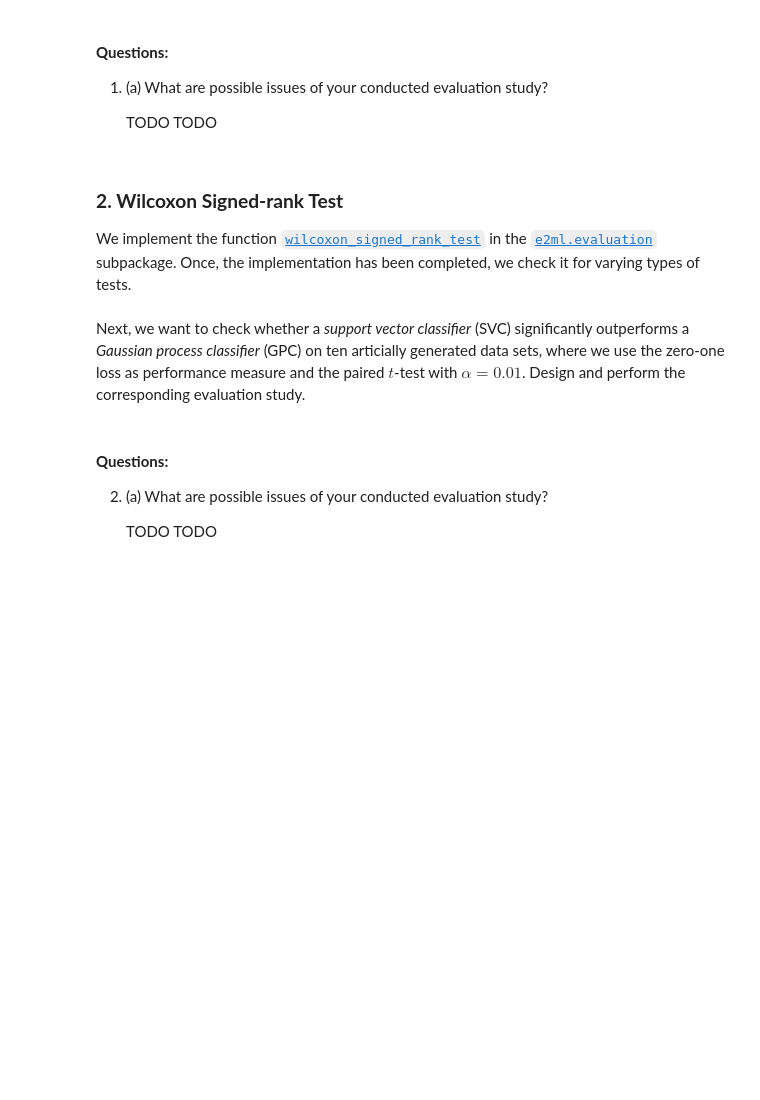
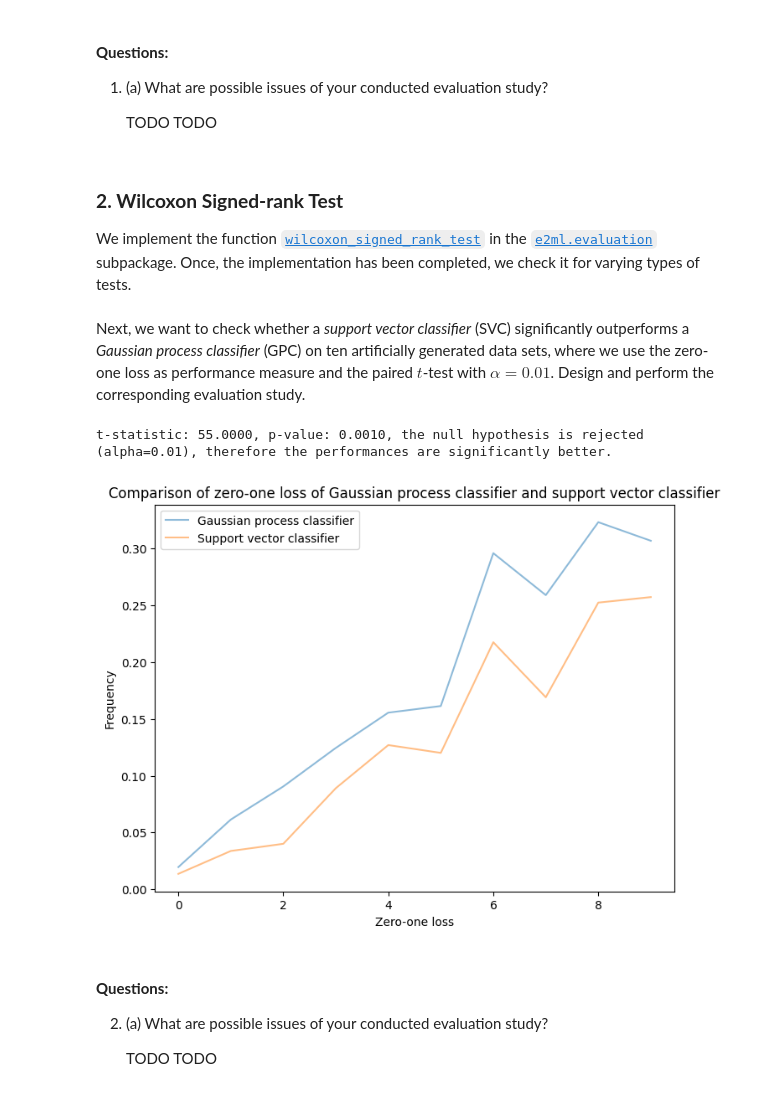
Before and after one commit to Liphip/e2ml, a Jupyter notebook: notebooks/12_statistical_hypothesis_testing_II.ipynb, the cells around one changed output. Cells and saved outputs as stored; diff of their text form; code cells hidden in the pictures; blank space fills up the shorter version.

```diff
--- a/notebooks/12_statistical_hypothesis_testing_II.ipynb
+++ b/notebooks/12_statistical_hypothesis_testing_II.ipynb
@@ -87,2 +153,2 @@ assert np.round(p, 4) == 0.0075, 'The p-value must be ca. 0.0075 for the two-sid
 # %% [markdown]
-Next, we want to check whether a *support vector classifier* (SVC) significantly outperforms a *Gaussian process classifier* (GPC) on ten articially generated data sets, where we use the zero-one loss as performance measure and the paired $t$-test with $\alpha=0.01$. Design and perform the corresponding evaluation study.
+Next, we want to check whether a *support vector classifier* (SVC) significantly outperforms a *Gaussian process classifier* (GPC) on ten artificially generated data sets, where we use the zero-one loss as performance measure and the paired $t$-test with $\alpha=0.01$. Design and perform the corresponding evaluation study.
@@ -102,3 +155,80 @@ for n_classes in n_classes_list:
+# %%
+from sklearn.datasets import make_classification
+
+# Create 10 articial data sets.
+data_sets = []
+n_classes_list = np.arange(2, 12)
+for n_classes in n_classes_list:
+    X, y = make_classification(
+        n_samples=500, n_classes=n_classes, class_sep=2, n_informative=10, random_state=n_classes
+    )
+    data_sets.append((X, y))
+
+# create folds
+sample_indices = np.arange(len(data_sets[0][1]), dtype=np.int64)
+n_folds = 10
+train, test = cross_validation(sample_indices, n_folds=n_folds, y=y, random_state=42)
+
+# prep results
+risks_gpc = []
+risks_svc = []
+
+# loop through folds
+for X, y in data_sets:
+    risks_gpc.append([])
+    risks_svc.append([])
+    for train_, test_ in zip(train, test):
+        scaler = StandardScaler().fit(X[train_])
+        X_train = scaler.transform(X[train_])
+        X_test = scaler.transform(X[test_])
+        y_train = y[train_]
+        y_test = y[test_]
+
+        # setup classifiers
+        gpc = GaussianProcessClassifier(random_state=42)
+        svc = SVC(random_state=42)
+
+        # train classifier
+        gpc.fit(X_train, y_train)
+        svc.fit(X_train, y_train)
+
+        # predict on test set
+        y_pred_gpc = gpc.predict(X_test)
+        y_pred_svc = svc.predict(X_test)
+
+        # compute zero-one loss
+        loss_gpc = zero_one_loss(y_test, y_pred_gpc)
+        loss_svc = zero_one_loss(y_test, y_pred_svc)
+
+        # save results of fold
+        """
+        risks_gpc.append(gpc.score(X_test, y_test))
+        risks_svc.append(svc.score(X_test, y_test))
+        """
+        risks_gpc[-1].append(loss_gpc)
+        risks_svc[-1].append(loss_svc)
+
+risks_gpc = np.mean(risks_gpc, axis=1)
+risks_svc = np.mean(risks_svc, axis=1)
+
+# perform paired t-test to compare performances
+alpha = 0.01
+t_statistic, p = wilcoxon_signed_rank_test(sample_data_1=risks_gpc, sample_data_2=risks_svc, test_type="right-tail")
+
+print(f"t-statistic: {t_statistic:.4f}, p-value: {p:.4f}, the null hypothesis is {'' if p <= alpha else 'not '}rejected (alpha={alpha}), therefore the performances are {'' if p <= alpha else 'not '}significantly better.")
+
+# plot results
+fig, ax = plt.subplots(figsize=(8, 6))
+ax.plot(risks_gpc, label="Gaussian process classifier", alpha=0.5)
+ax.plot(risks_svc, label="Support vector classifier", alpha=0.5)
+ax.set_xlabel("Zero-one loss")
+ax.set_ylabel("Frequency")
+ax.set_title("Comparison of zero-one loss of Gaussian process classifier and support vector classifier")
+ax.legend()
+plt.show()
+# %% [output]
+t-statistic: 55.0000, p-value: 0.0010, the null hypothesis is rejected (alpha=0.01), therefore the performances are significantly better.
+[figure, added]
 # %% [markdown]
 #### **Questions:**
 2. (a) What are possible issues of your conducted evaluation study?
```
Also changed, not shown: parts of 6 cells of this notebook, 1 other file.
